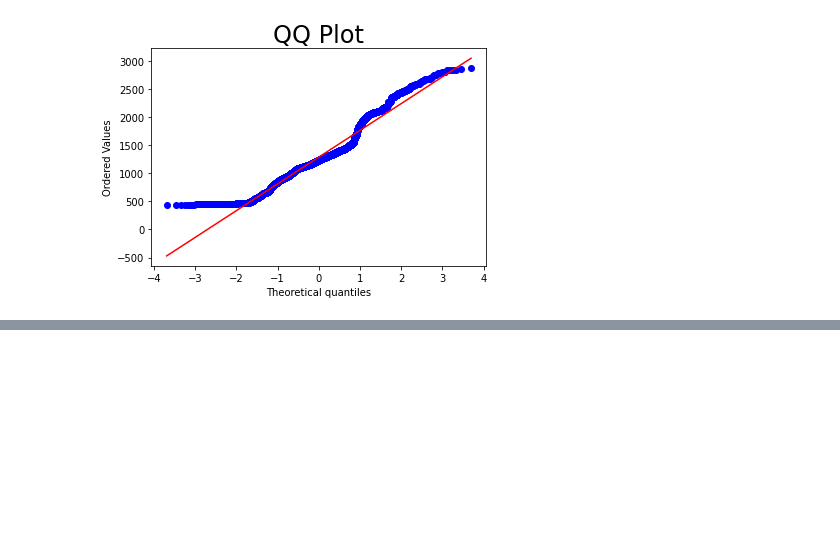
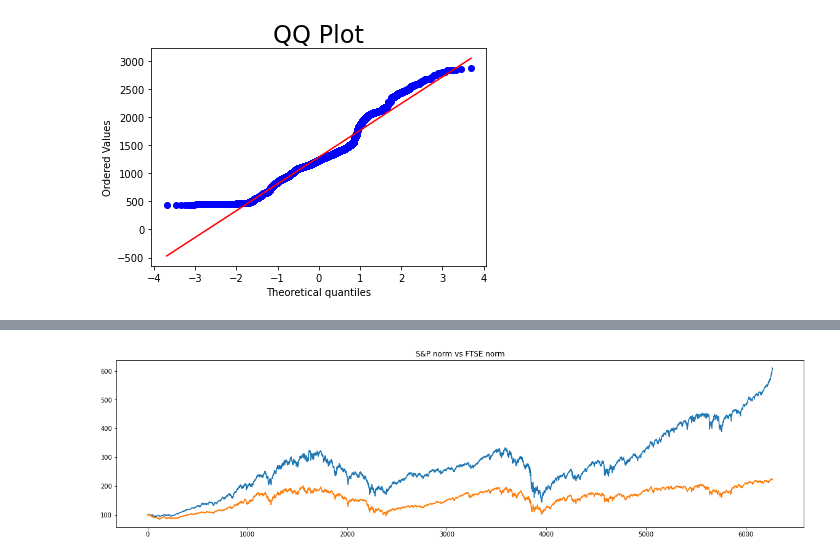
Before and after one commit to virf96/Proyectos, a Jupyter notebook: Python_Introducción_a_las_series_temporales_.ipynb, the cells around one changed output, grey strips where cells are left out. Saved outputs shown, nothing was run; the diff lists cells and outputs as text; code cells hidden in the pictures; blank space fills up the shorter version.

```diff
--- a/Python_Introducción_a_las_series_temporales_.ipynb
+++ b/Python_Introducción_a_las_series_temporales_.ipynb
@@ -115,0 +118,5 @@ plt.show()
+# %%
+#Seleccionamos el primer valor de nuestra serie de precios y lo guardamos en "benchmark"
+benchmark_spx = df_comp.spx.iloc[0]
+#Guardamos la variable normalizada en otra columna del df, dividimos ese valor entre cada uno de las observaciones y lo multipicamos por 100
+df_comp['norm_spx'] = df_comp.spx.div(benchmark_spx).mul(100)
@@ -115,0 +132,5 @@ plt.show()
+# %%
+#Seleccionamos el primer valor de nuestra serie de precios y lo guardamos en "benchmark"
+benchmark_ftse = df_comp.ftse.iloc[0]
+#Guardamos la variable normalizada en otra columna del df, dividimos ese valor entre cada uno de las observaciones y lo multipicamos por 100
+df_comp['norm_ftse'] = df_comp.ftse.div(benchmark_ftse).mul(100)
@@ -115,0 +146,8 @@ plt.show()
+# %%
+#Notamos que apesar de que ftse tiene magniudes más grandes la gráfica S&P500 mantiene valores más altos una vez estandarizada
+df_comp.norm_spx.plot(figsize=(20,5), title = "S&P500 norm Prices")
+df_comp.norm_ftse.plot(figsize=(20,5), title = "FTSE100 norm Prices")
+plt.title("S&P norm vs FTSE norm")
+plt.show()
+# %% [output]
+[figure, added]
```
Also changed, not shown: parts of 3 cells of this notebook.
